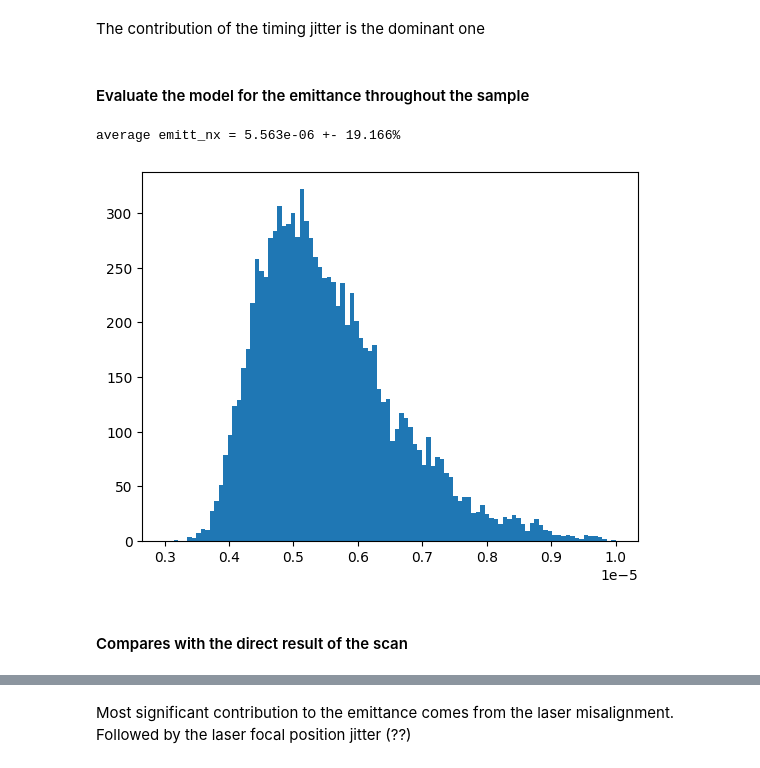
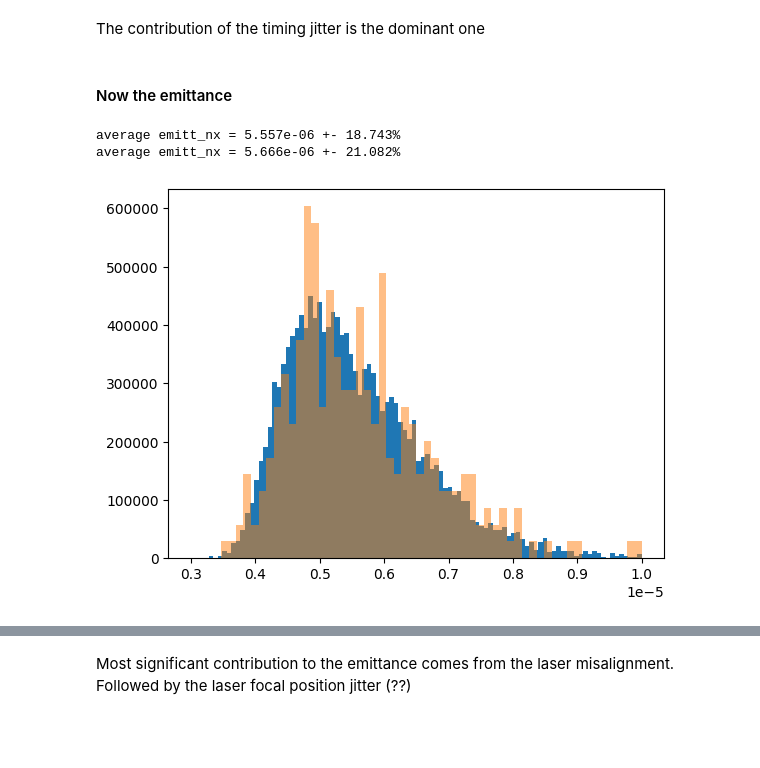
Before and after one commit to delaossa/optimas_pp, a Jupyter notebook: examples/example_2/jitter_test.ipynb, the cells around one changed output, grey strips where cells are left out. Saved outputs shown, nothing was run; the diff lists cells and outputs as text; code cells hidden in the pictures; blank space fills up the shorter version.

```diff
--- a/examples/example_2/jitter_test.ipynb
+++ b/examples/example_2/jitter_test.ipynb
@@ -90,15 +85,16 @@ var = beam_theta_y -> average ene_avg = 9.631e+02 +- 0.004%
 # %% [markdown]
 The contribution of the timing jitter is the dominant one
 # %% [markdown]
-#### Evaluate the model for the emittance throughout the sample
+#### Now the emittance
 # %%
 emitt, _ = models['emitt_nx'].evaluate_model(sample, p0=parvals)
 
 mean_emitt_nx = df['emitt_nx'].mean()
-plt.hist(emitt, bins=100, range=[3e-6, 10e-6]);
+plt.hist(emitt, bins=100, range=[3e-6, 10e-6], density=True);
 print('average %s = %.3e +- %.3f%%' % ('emitt_nx', np.average(emitt), 100 * np.std(emitt) / mean_emitt_nx))
+plt.hist(df['emitt_nx'], bins=60, range=[3e-6, 10e-6], density=True, alpha=0.5);
+print('average %s = %.3e +- %.3f%%' % ('emitt_nx', np.average(df['emitt_nx']), 100 * np.std(df['emitt_nx']) / mean_emitt_nx))
 # %% [output]
-average emitt_nx = 5.563e-06 +- 19.166%
+average emitt_nx = 5.557e-06 +- 18.743%
+average emitt_nx = 5.666e-06 +- 21.082%
-[figure, old version]
+[figure, new version]
-# %% [markdown]
-#### Compares with the direct result of the scan
```
Also changed, not shown: parts of 8 cells of this notebook, 1 other file.
